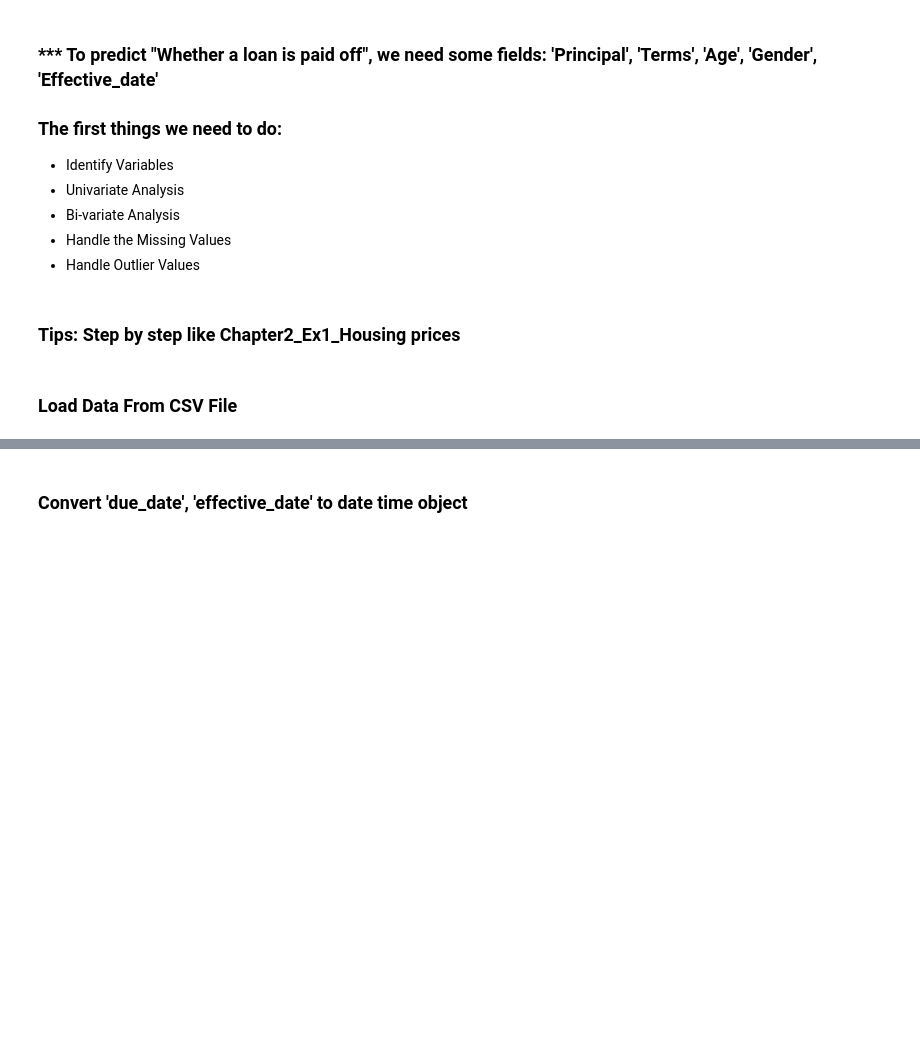
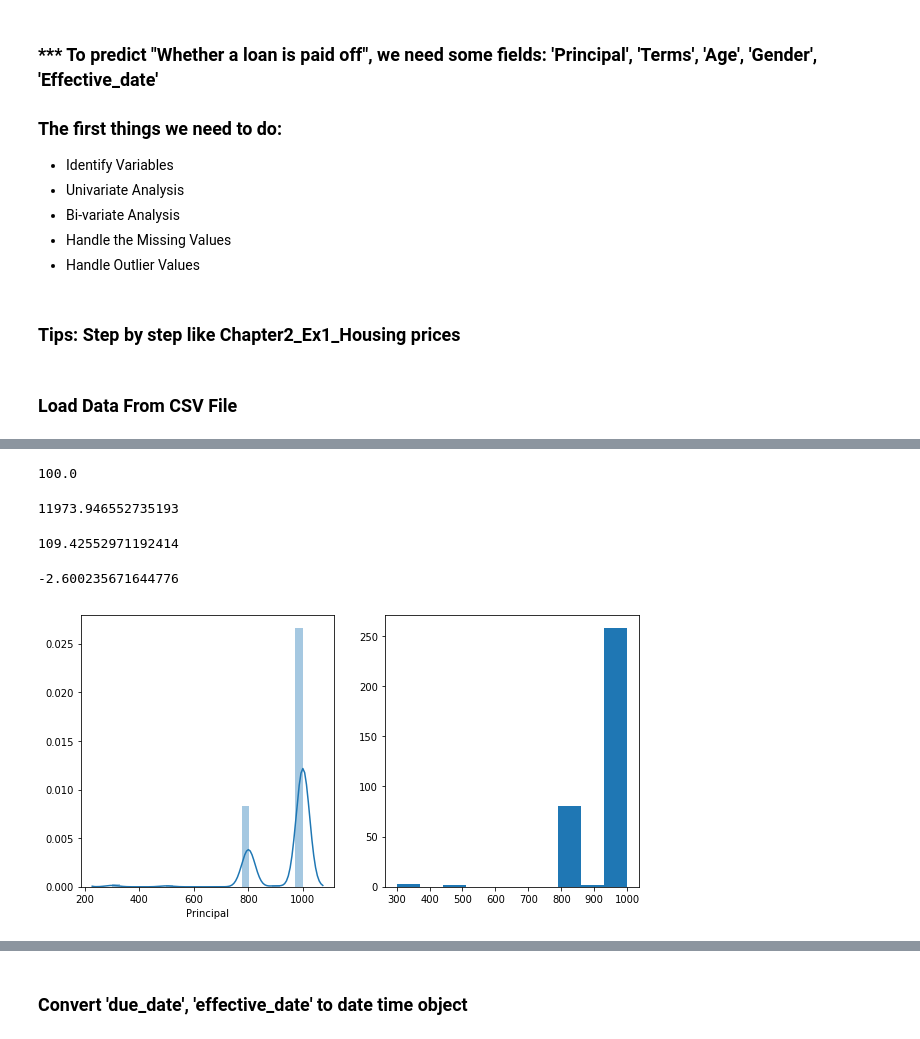
Before and after one commit to dieptran43/LeVanDiep_Pre_processing, a Jupyter notebook: FullName_Project_Loan.ipynb, the cells around one changed output, grey strips where cells are left out. Cells and saved outputs as stored; diff of their text form; code cells hidden in the pictures; blank space fills up the shorter version.

```diff
--- a/FullName_Project_Loan.ipynb
+++ b/FullName_Project_Loan.ipynb
@@ -67,0 +368,20 @@ This dataset is about past loans. The __Loan_train.csv__ data set includes detai
+# %%
+Principal_iqr = scipy.stats.iqr(df_train.Principal)
+Principal_iqr
+# %% [output]
+100.0
+# %%
+Principal_var = df_train.Principal.var()
+Principal_var
+# %% [output]
+11973.946552735193
+# %%
+Principal_std = df_train.Principal.std()
+Principal_std
+# %% [output]
+109.42552971192414
+# %%
+Principal_skew = df_train.Principal.skew()
+Principal_skew
+# %% [output]
+-2.600235671644776
@@ -67,0 +390,10 @@ This dataset is about past loans. The __Loan_train.csv__ data set includes detai
+# %%
+# visualization # histogram
+plt.figure(figsize=(10,5))
+plt.subplot(1,2,1)
+sns.distplot(df_train.Principal)
+plt.subplot(1,2,2)
+plt.hist(df_train.Principal)
+plt.show()
+# %% [output]
+[figure, added]
```
Also changed, not shown: parts of 115 cells of this notebook, 1 other file.
